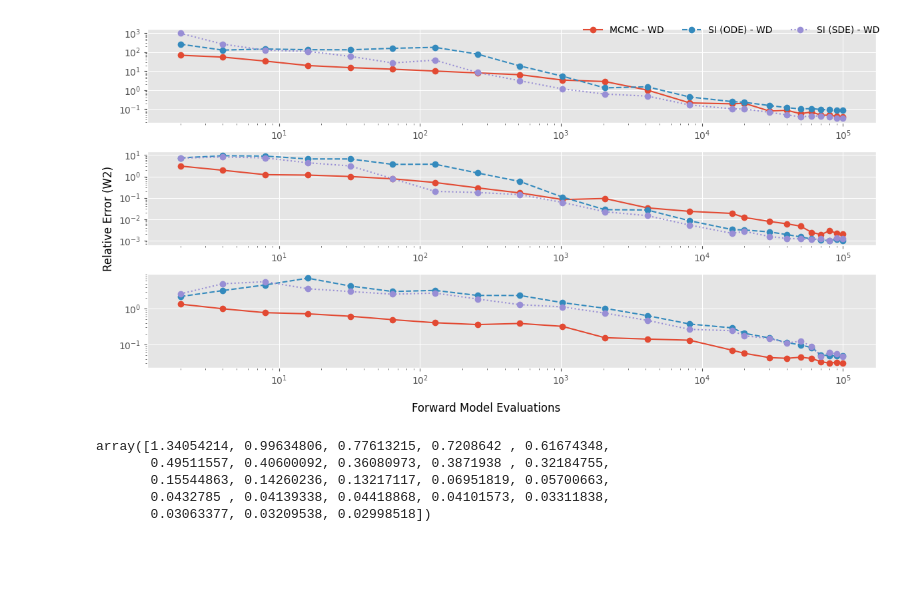
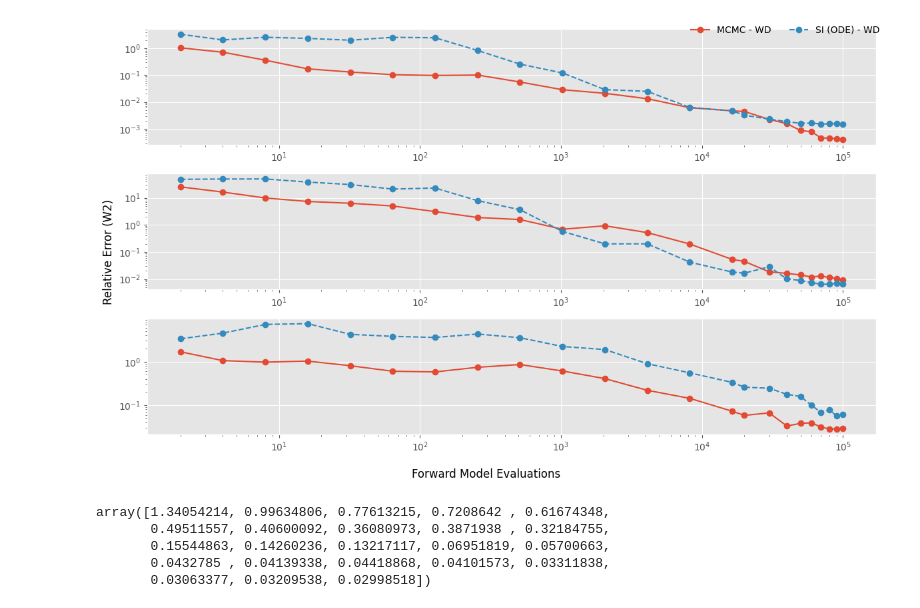
Before and after one commit to abjohnson117/TransportVsMcmcExperiments, a Jupyter notebook: banana/convergence_plots.ipynb, the cells around one changed output. Saved outputs shown, nothing was run; the diff lists cells and outputs as text; code cells hidden in the pictures; blank space fills up the shorter version.

Commit message:
Adding most recent changes to 8 and banana

```diff
--- a/banana/convergence_plots.ipynb
+++ b/banana/convergence_plots.ipynb
@@ -37,7 +37,7 @@ ode_mean_0 = np.mean(ode_array_0, axis=0)
 # for i in range(no_trials):
 #     ode_array_1[i, :] = np.load(f"converge_results_banana/run_{i:02d}/nn_conv_wd_{i}.npy")
 # ode_mean_1 = np.mean(ode_array_1, axis=0)
-df_ode = pd.read_csv("ode_1.csv")
+df_ode = pd.read_csv("ode_1_banana.csv")
 ode_mean_1 = df_ode.iloc[:, 1].to_numpy()
 # %%
 # sde_array_4 = np.zeros((no_trials, 23))
@@ -55,40 +55,40 @@ for i in range(no_trials):
     sde_array_1[i, :] = np.load(f"converge_results_1_sde/run_{i:02d}/nn_conv_wd_{i}.npy")
 sde_mean_1 = np.mean(sde_array_1, axis=0)
 # %%
-fig, ax = plt.subplots(3, 1, figsize=(12,6))
+fig, ax = plt.subplots(3, 1, figsize=(12,7))
 
 ax[0].plot(sample_no_list, mcmc_0, marker="o", label="MCMC - WD")
 ax[0].plot(sample_no_list, ode_mean_0, marker="o", linestyle="dashed", label="SI (ODE) - WD")
-ax[0].plot(sample_no_list, sde_mean_0, marker="o", linestyle="dotted", label="SI (SDE) - WD")
+# ax[0].plot(sample_no_list, sde_mean_0, marker="o", linestyle="dotted", label="SI (SDE) - WD")
 ax[0].set_xscale("log")
 ax[0].set_yscale("log")
 
 ax[1].plot(sample_no_list, mcmc_1, marker="o")
 ax[1].plot(sample_no_list, ode_mean_1, marker="o", linestyle="dashed")
-ax[1].plot(sample_no_list, sde_mean_1, marker="o", linestyle="dotted")
+# ax[1].plot(sample_no_list, sde_mean_1, marker="o", linestyle="dotted")
 ax[1].set_xscale("log")
 ax[1].set_yscale("log")
 
 ax[2].plot(sample_no_list, mcmc_4, marker="o")
 ax[2].plot(sample_no_list, ode_mean_4, marker="o", linestyle="dashed")
-ax[2].plot(sample_no_list, sde_mean_4, marker="o", linestyle="dotted")
+# ax[2].plot(sample_no_list, sde_mean_4, marker="o", linestyle="dotted")
 ax[2].set_xscale("log")
 ax[2].set_yscale("log")
 
 fig.supylabel("Relative Error (W2)")
 fig.supxlabel("Forward Model Evaluations")
 handles, labels = ax[0].get_legend_handles_labels()
 fig.legend(
     handles,
     labels,
     loc="upper right",
     ncol=3,
     frameon=False
 )
 
 plt.tight_layout()
 # %% [output]
-[figure, old version]
+[figure, new version]
 # %%
 mcmc_4
 # %% [output]
```
Also changed, not shown: 27 other files.
